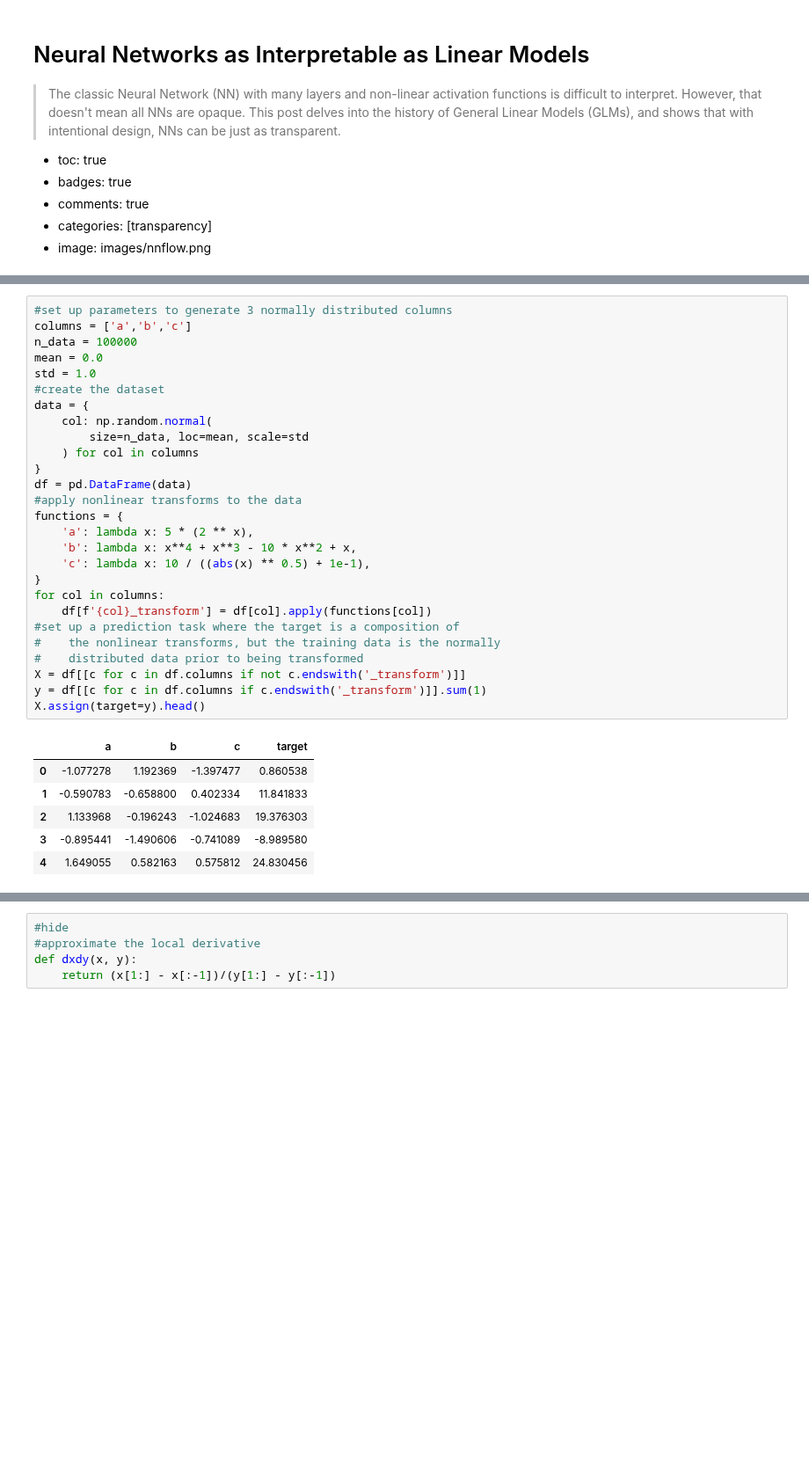
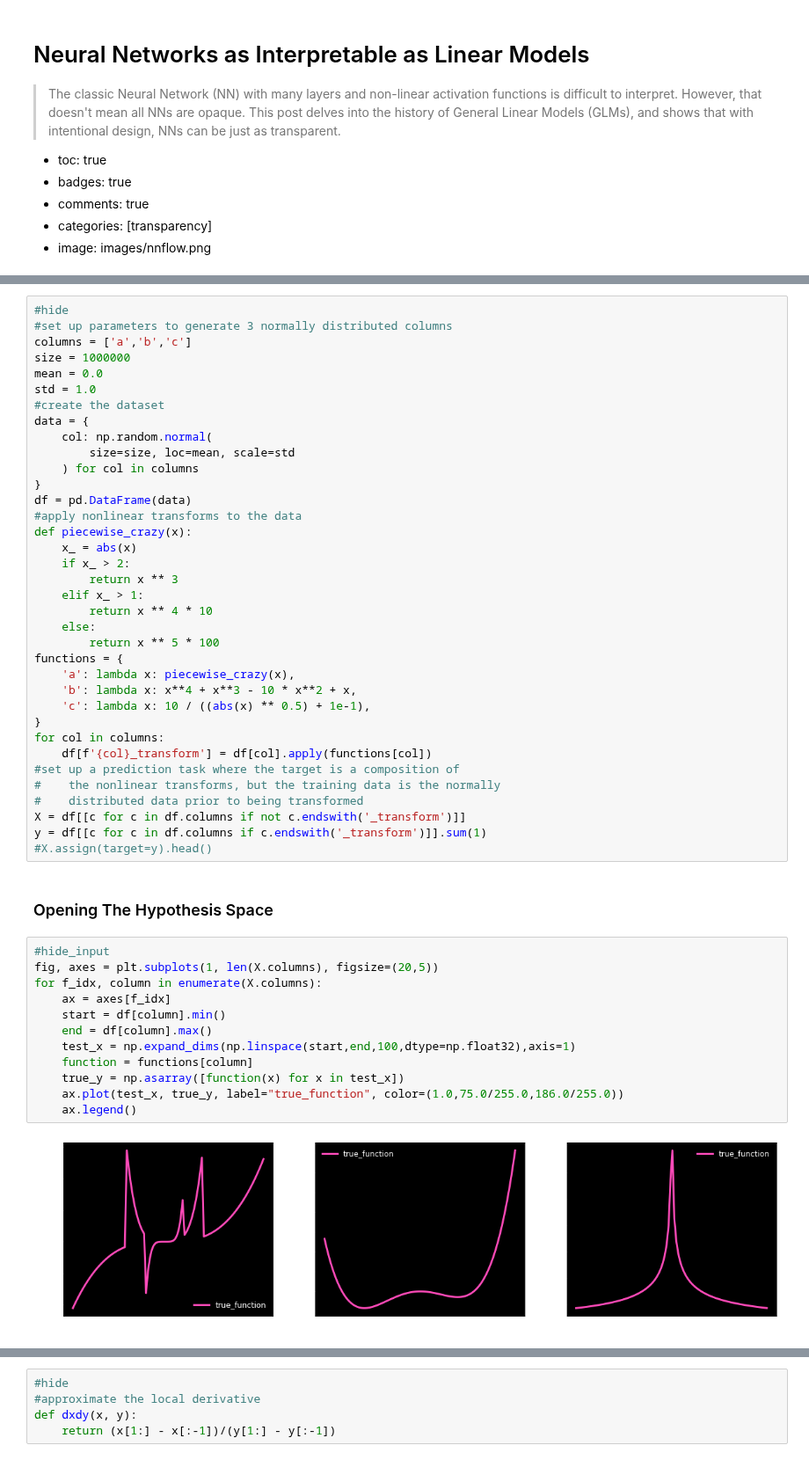
Before and after one commit to RyanSaxe/blog, a Jupyter notebook: _notebooks/2020-12-01-NAM.ipynb, the cells around one changed output, grey strips where cells are left out. Shown at 88% size. Cells and saved outputs as stored; diff of their text form; blank space fills up the shorter version.

```diff
--- a/_notebooks/2020-12-01-NAM.ipynb
+++ b/_notebooks/2020-12-01-NAM.ipynb
@@ -18,19 +60,28 @@ import numpy as np
 # %%
+#hide
 #set up parameters to generate 3 normally distributed columns
 columns = ['a','b','c']
-n_data = 100000
+size = 1000000
 mean = 0.0
 std = 1.0
 #create the dataset
 data = {
     col: np.random.normal(
-        size=n_data, loc=mean, scale=std
+        size=size, loc=mean, scale=std
     ) for col in columns
 }
 df = pd.DataFrame(data)
 #apply nonlinear transforms to the data
+def piecewise_crazy(x):
+    x_ = abs(x)
+    if x_ > 2:
+        return x ** 3
+    elif x_ > 1:
+        return x ** 4 * 10
+    else:
+        return x ** 5 * 100
 functions = {
-    'a': lambda x: 5 * (2 ** x),
+    'a': lambda x: piecewise_crazy(x),
     'b': lambda x: x**4 + x**3 - 10 * x**2 + x,
     'c': lambda x: 10 / ((abs(x) ** 0.5) + 1e-1),
 }
@@ -41,11 +92,20 @@ for col in columns:
 #    distributed data prior to being transformed
 X = df[[c for c in df.columns if not c.endswith('_transform')]]
 y = df[[c for c in df.columns if c.endswith('_transform')]].sum(1)
-X.assign(target=y).head()
+#X.assign(target=y).head()
-# %% [output]
-|  | a | b | c | target |
-| 0 | -1.077278 | 1.192369 | -1.397477 | 0.860538 |
-| 1 | -0.590783 | -0.658800 | 0.402334 | 11.841833 |
-| 2 | 1.133968 | -0.196243 | -1.024683 | 19.376303 |
-| 3 | -0.895441 | -1.490606 | -0.741089 | -8.989580 |
-| 4 | 1.649055 | 0.582163 | 0.575812 | 24.830456 |
+# %% [markdown]
+### Opening The Hypothesis Space
+# %%
+#hide_input
+fig, axes = plt.subplots(1, len(X.columns), figsize=(20,5))
+for f_idx, column in enumerate(X.columns):
+    ax = axes[f_idx]
+    start = df[column].min()
+    end = df[column].max()
+    test_x = np.expand_dims(np.linspace(start,end,100,dtype=np.float32),axis=1)
+    function = functions[column]
+    true_y = np.asarray([function(x) for x in test_x])
+    ax.plot(test_x, true_y, label="true_function", color=(1.0,75.0/255.0,186.0/255.0))
+    ax.legend()
+# %% [output]
+[figure, added]
```
Also changed, not shown: parts of 12 cells of this notebook.
